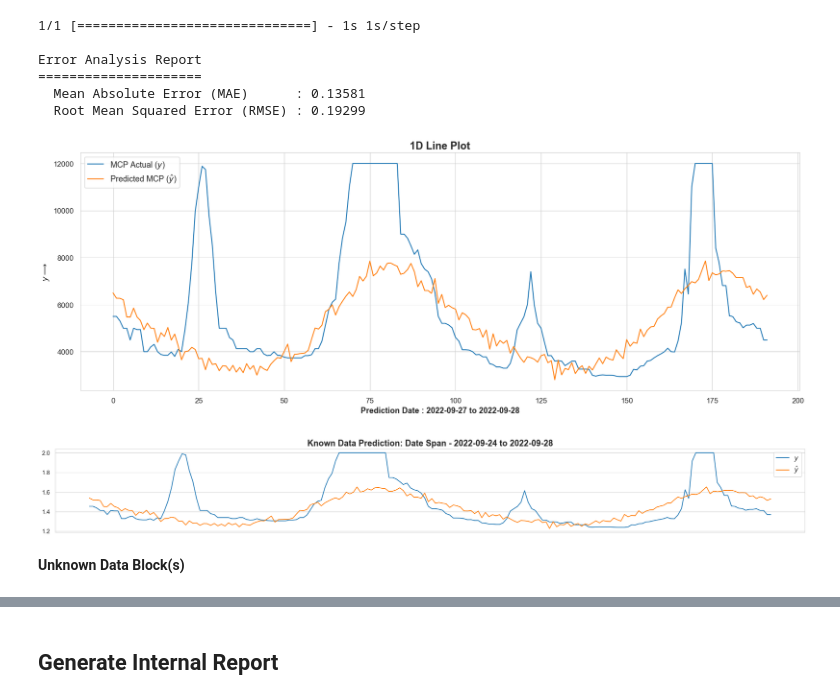
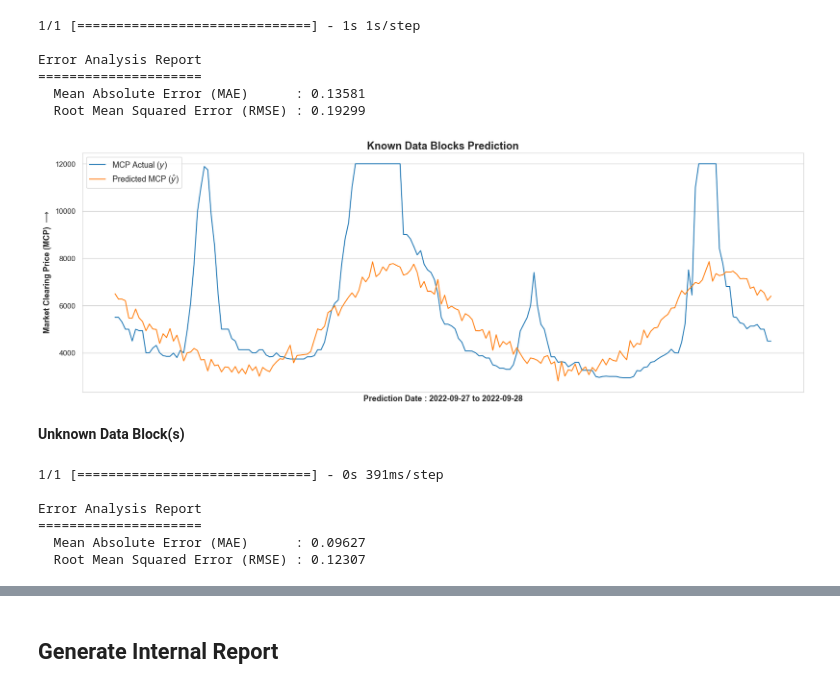
Before and after one commit to neuralNOD/nn-core, a Jupyter notebook: notebooks/Basic LSTM Approach to Predict MCP using Univariate Approach.ipynb, the cells around one changed output, grey strips where cells are left out. Drawn from its saved outputs; the diff is of its cells as text; code cells hidden in the pictures.

```diff
--- a/notebooks/Basic LSTM Approach to Predict MCP using Univariate Approach.ipynb
+++ b/notebooks/Basic LSTM Approach to Predict MCP using Univariate Approach.ipynb
@@ -245,25 +245,14 @@ Error Analysis Report
 # %%
 lineplot_1d(
     x = np.array(list(zip(y_actual_, inverse_scaler.inverse_transform(y_predicted)))),
     xticks = None, # list(map(lambda x : f"{x[0].date()} [{x[1]}]", pred_data[["EffectiveDate", "BlockID"]].values)),
     legends = ["MCP Actual ($y$)", "Predicted MCP ($\hat{y}$)"],
-    xlabel = f"Prediction Date : {PREDICTION_START_DAY.date()} to {PREDICTION_FINAL_DAY.date()}"
-    ylabel = "Market Clearing Price (MCP) $\longrightarrow$"
+    xlabel = f"Prediction Date : {PREDICTION_START_DAY.date()} to {PREDICTION_FINAL_DAY.date()}",
+    ylabel = "Market Clearing Price (MCP) $\longrightarrow$",
+    title = "Known Data Blocks Prediction"
 )
 # %% [output]
-[figure, old version]
+[figure, new version]
-# %%
-plt.figure(figsize = (27, 3))
-
-plt.plot(y_actual_, label = "")
-plt.plot(y_predicted, label = "$\hat{y}$")
-
-plt.xticks([]) # close for now
-plt.title(f"Known Data Prediction: Date Span - {TEST_START_DAY.date()} to {PREDICTION_FINAL_DAY.date()}")
-plt.legend()
-plt.show()
-# %% [output]
-[figure, removed]
 # %% [markdown]
 **Unknown Data Block(s)**
 # %%
@@ -278,10 +272,17 @@ y_actual_ = market_snapshot[(market_snapshot["EffectiveDate"] >= PREDICTION_STAR
 # %%
-y_predicted = model.predict(test_data.reshape(-1, n_lookback, 1))[0]
+y_predicted = model.predict(y_test_)[0]
 
 # calculate the mae and rmse loss for the model as:
 print(f"""
 Error Analysis Report
 =====================
-  Mean Absolute Error (MAE)      : {MAE(y_actual_, y_predicted):.5f}
-  Root Mean Squared Error (RMSE) : {MSE(y_actual_, y_predicted, squared = False):.5f}
+  Mean Absolute Error (MAE)      : {MAE(y_actual_sc_, y_predicted):.5f}
+  Root Mean Squared Error (RMSE) : {MSE(y_actual_sc_, y_predicted, squared = False):.5f}
 """)
+# %% [output]
+1/1 [==============================] - 0s 391ms/step
+
+Error Analysis Report
+=====================
+  Mean Absolute Error (MAE)      : 0.09627
+  Root Mean Squared Error (RMSE) : 0.12307
```
Also changed, not shown: parts of 7 cells of this notebook, 1 other file.
